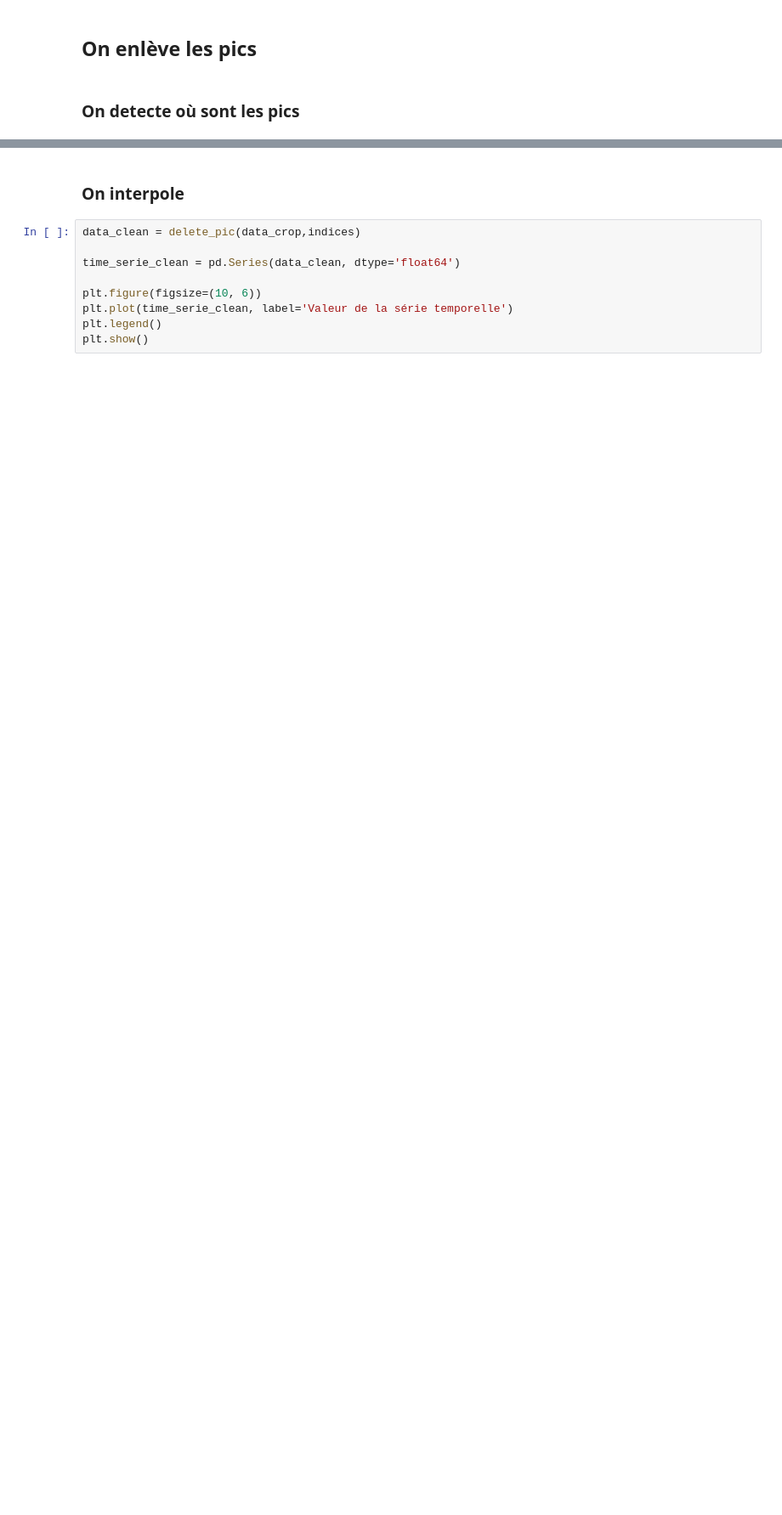
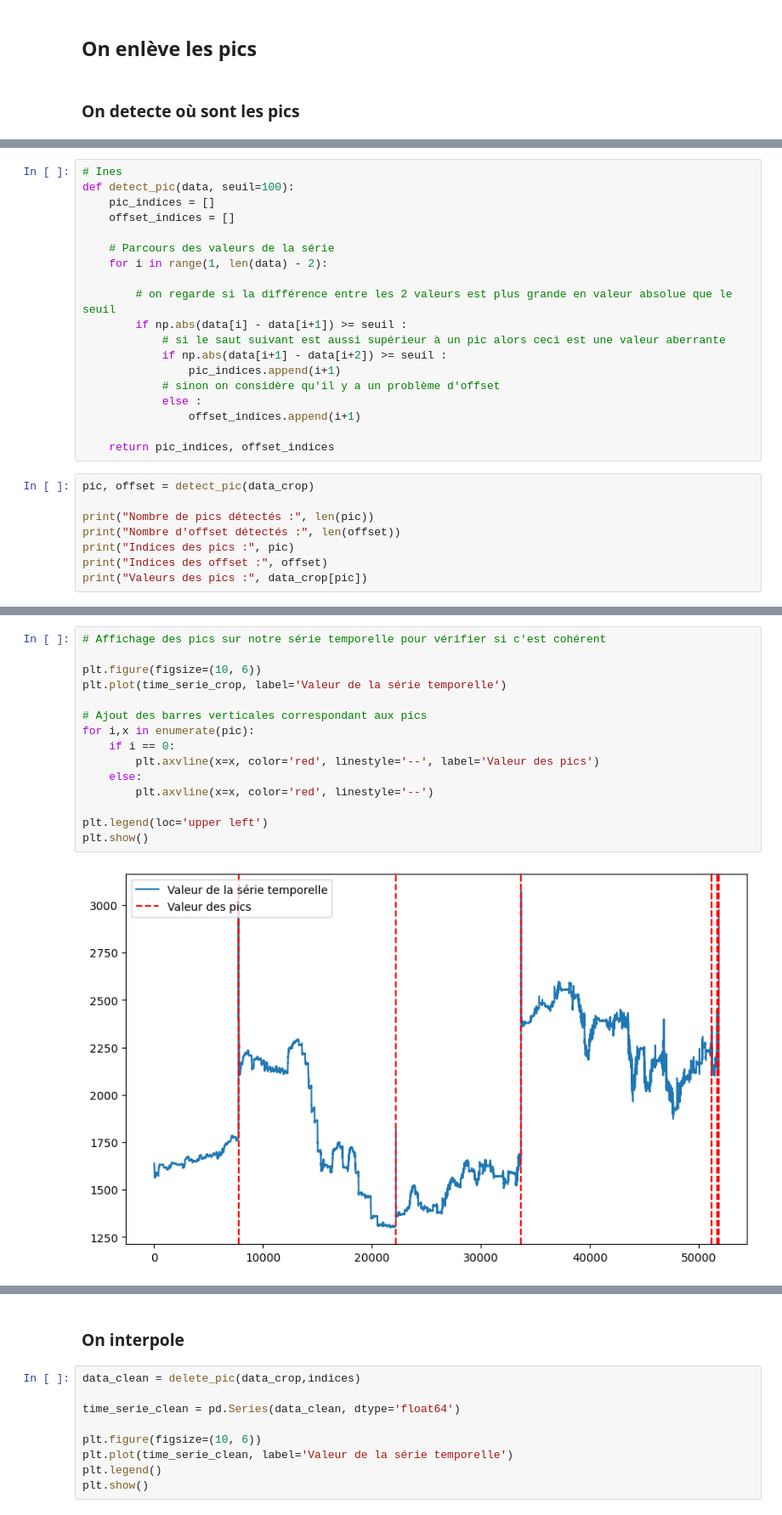
Before and after one commit to PiDchsn/Projet-RI, a Jupyter notebook: Analyse.ipynb, the cells around one changed output, grey strips where cells are left out. Shown at 85% size. Drawn from its saved outputs; the diff is of its cells as text; blank space fills up the shorter version.

```diff
--- a/Analyse.ipynb
+++ b/Analyse.ipynb
@@ -69,0 +79,27 @@ Valeurs des pics : [1773 1773 2325 3021 1313 1313 1671 1676 3075 2778 2089 2161
+# %%
+# Ines
+def detect_pic(data, seuil=100):
+    pic_indices = []
+    offset_indices = []
+
+    # Parcours des valeurs de la série
+    for i in range(1, len(data) - 2):
+
+        # on regarde si la différence entre les 2 valeurs est plus grande en valeur absolue que le seuil
+        if np.abs(data[i] - data[i+1]) >= seuil :
+            # si le saut suivant est aussi supérieur à un pic alors ceci est une valeur aberrante
+            if np.abs(data[i+1] - data[i+2]) >= seuil :
+                pic_indices.append(i+1)
+            # sinon on considère qu'il y a un problème d'offset
+            else :
+                offset_indices.append(i+1)
+
+    return pic_indices, offset_indices
+# %%
+pic, offset = detect_pic(data_crop)
+
+print("Nombre de pics détectés :", len(pic))
+print("Nombre d'offset détectés :", len(offset))
+print("Indices des pics :", pic)
+print("Indices des offset :", offset)
+print("Valeurs des pics :", data_crop[pic])
@@ -70 +113,18 @@ Valeurs des pics : [1773 1773 2325 3021 1313 1313 1671 1676 3075 2778 2089 2161
+# %%
+# Affichage des pics sur notre série temporelle pour vérifier si c'est cohérent
+
+plt.figure(figsize=(10, 6))
+plt.plot(time_serie_crop, label='Valeur de la série temporelle')
+
+# Ajout des barres verticales correspondant aux pics
+for i,x in enumerate(pic):
+    if i == 0:
+        plt.axvline(x=x, color='red', linestyle='--', label='Valeur des pics')
+    else:
+        plt.axvline(x=x, color='red', linestyle='--')
+
+plt.legend(loc='upper left')
+plt.show()
+# %% [output]
+[figure, added]
 # %%
```
Also changed, not shown: parts of 16 cells of this notebook.
